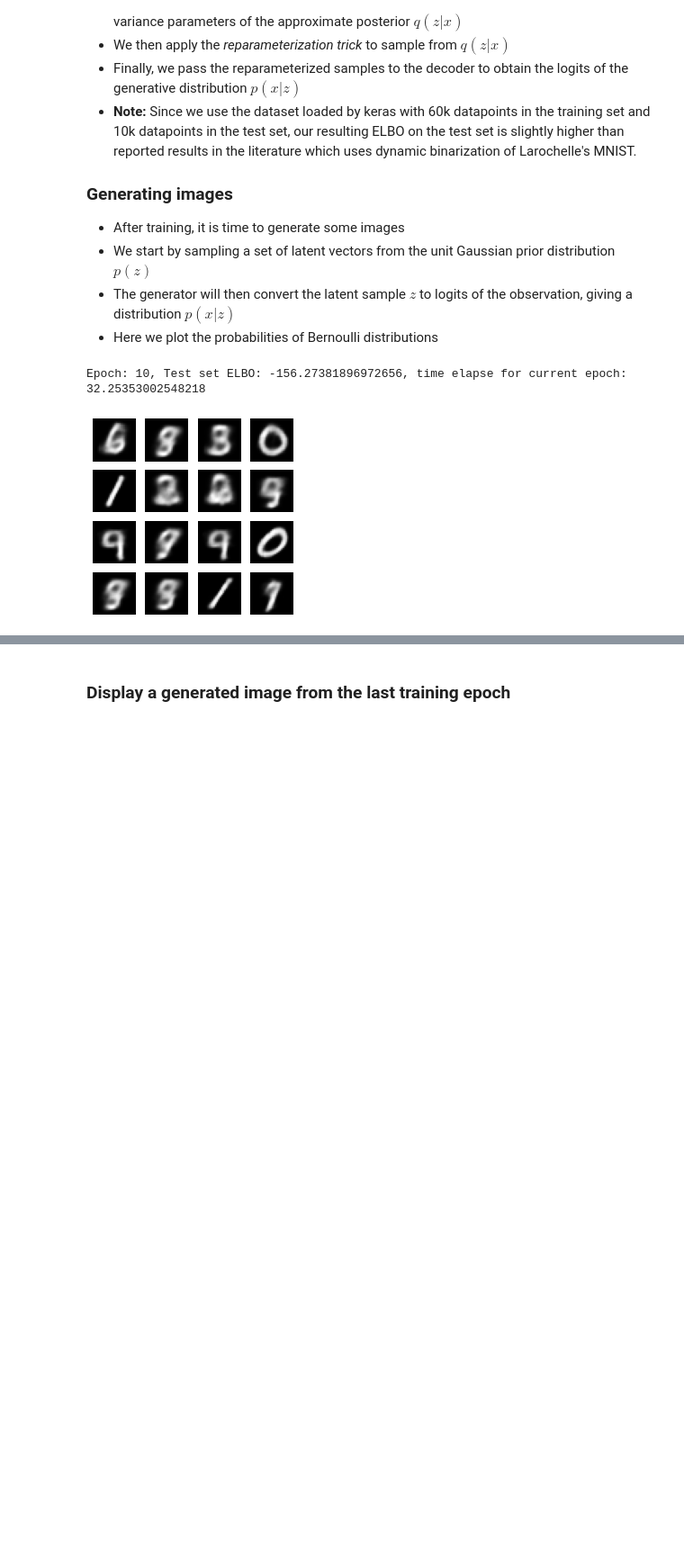
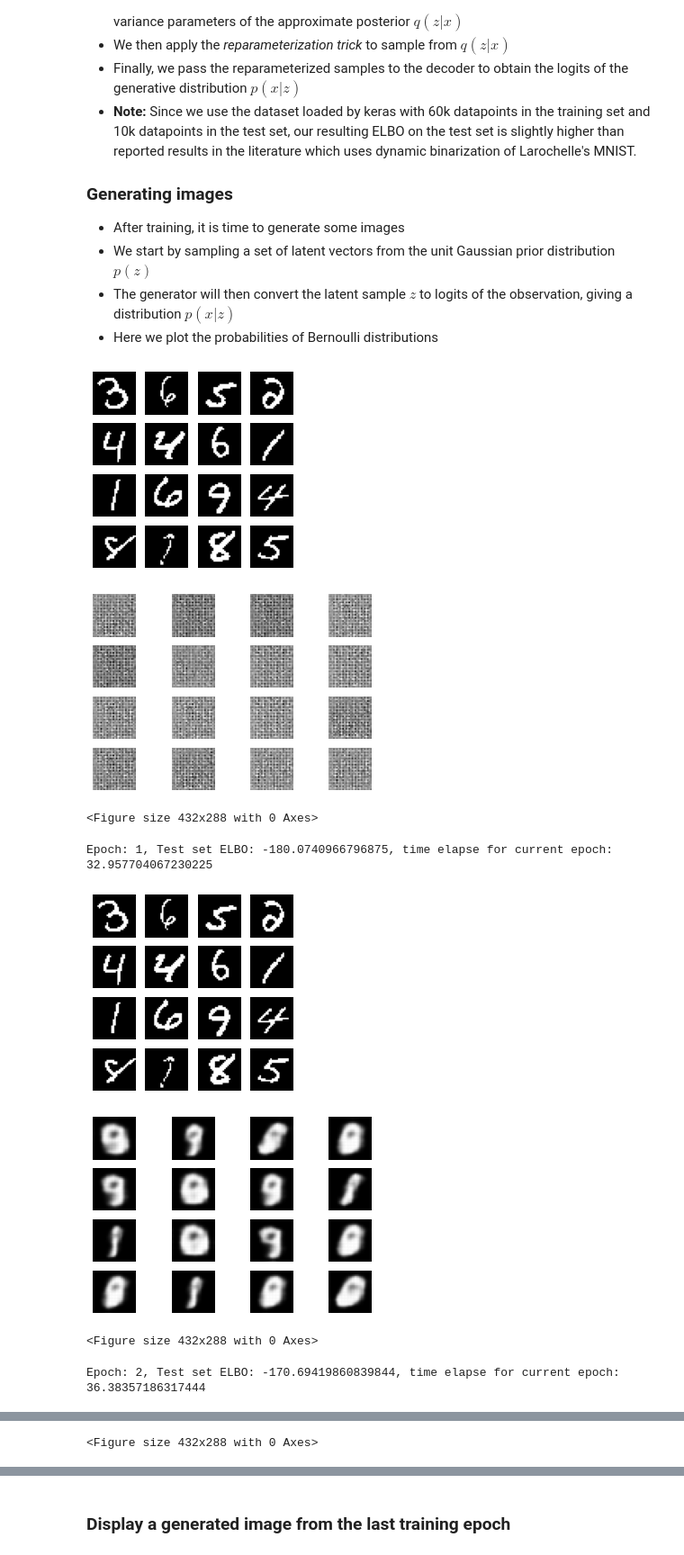
Before and after one commit to mbaddar1/wias_uq_rl, a Jupyter notebook: vae/nb/cvae-mvn-gaus-posterior-mnist-v0.2.ipynb, the cells around one changed output, grey strips where cells are left out. Shown at 90% size. Cells and saved outputs as stored; diff of their text form; code cells hidden in the pictures; blank space fills up the shorter version.

```diff
--- a/vae/nb/cvae-mvn-gaus-posterior-mnist-v0.2.ipynb
+++ b/vae/nb/cvae-mvn-gaus-posterior-mnist-v0.2.ipynb
@@ -415,20 +431,26 @@ for test_batch in test_dataset.take(1):
 # %%
 generate_and_save_images(model, 0, test_sample)
 
 for epoch in range(1, epochs + 1):
   start_time = time.time()
   for train_x in train_dataset:
     train_step(model, train_x, optimizer)
   end_time = time.time()
 
   loss = tf.keras.metrics.Mean()
   for test_x in test_dataset:
     loss(compute_loss(model, test_x))
   elbo = -loss.result()
-  display.clear_output(wait=False)
+  #display.clear_output(wait=False)
   print('Epoch: {}, Test set ELBO: {}, time elapse for current epoch: {}'
         .format(epoch, elbo, end_time - start_time))
   generate_and_save_images(model, epoch, test_sample)
 # %% [output]
+[figure, new version]
+[figure, added]
-Epoch: 10, Test set ELBO: -156.27381896972656, time elapse for current epoch: 32.25353002548218
+<Figure size 432x288 with 0 Axes>
-[figure, old version]
+Epoch: 1, Test set ELBO: -180.0740966796875, time elapse for current epoch: 32.957704067230225
+[figure, added]
+[figure, added]
+<Figure size 432x288 with 0 Axes>
+Epoch: 2, Test set ELBO: -170.69419860839844, time elapse for current epoch: 36.38357186317444
@@ -434,0 +459 @@ Epoch: 10, Test set ELBO: -156.27381896972656, time elapse for current epoch: 32
+<Figure size 432x288 with 0 Axes>
```
Also changed, not shown: parts of 6 cells of this notebook.
